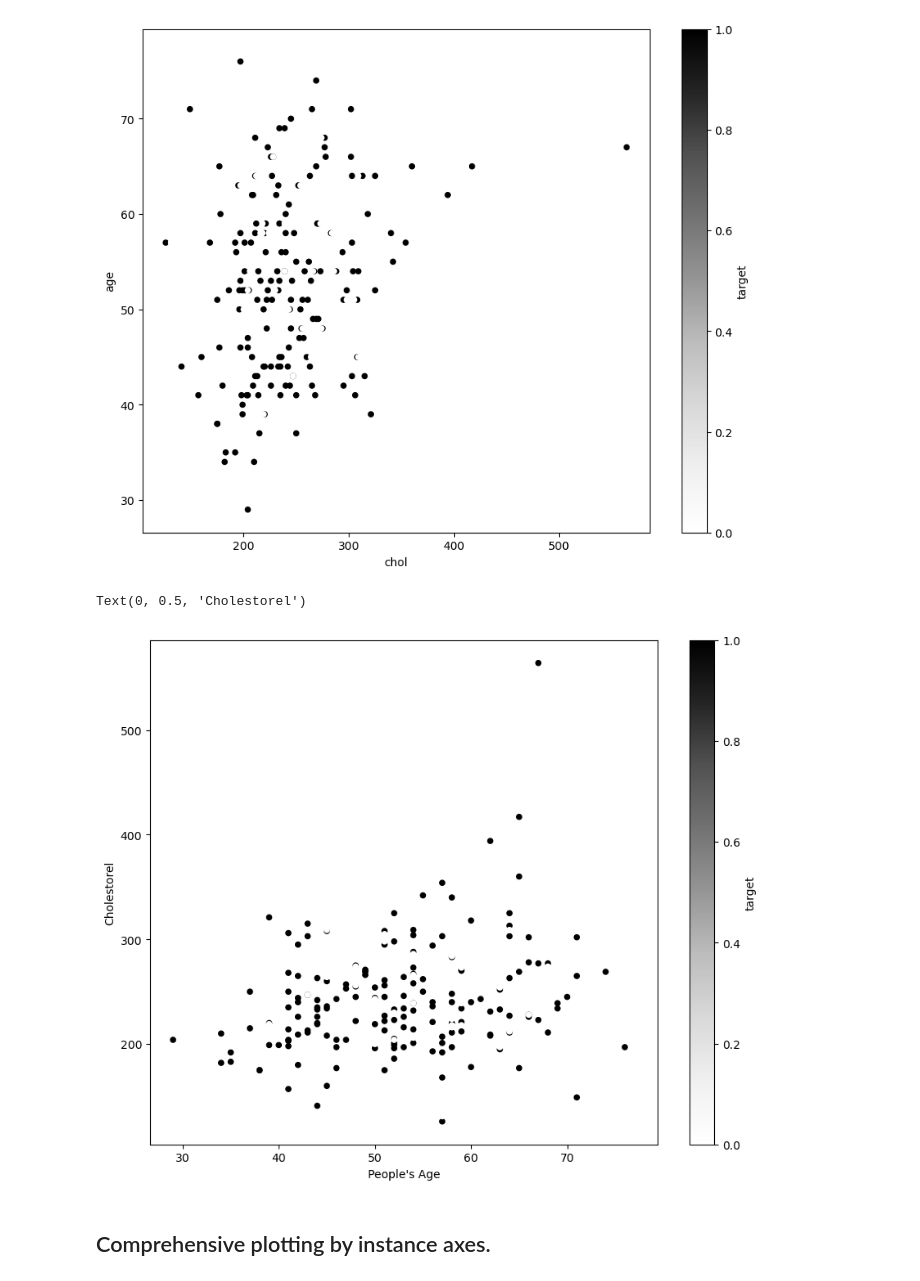
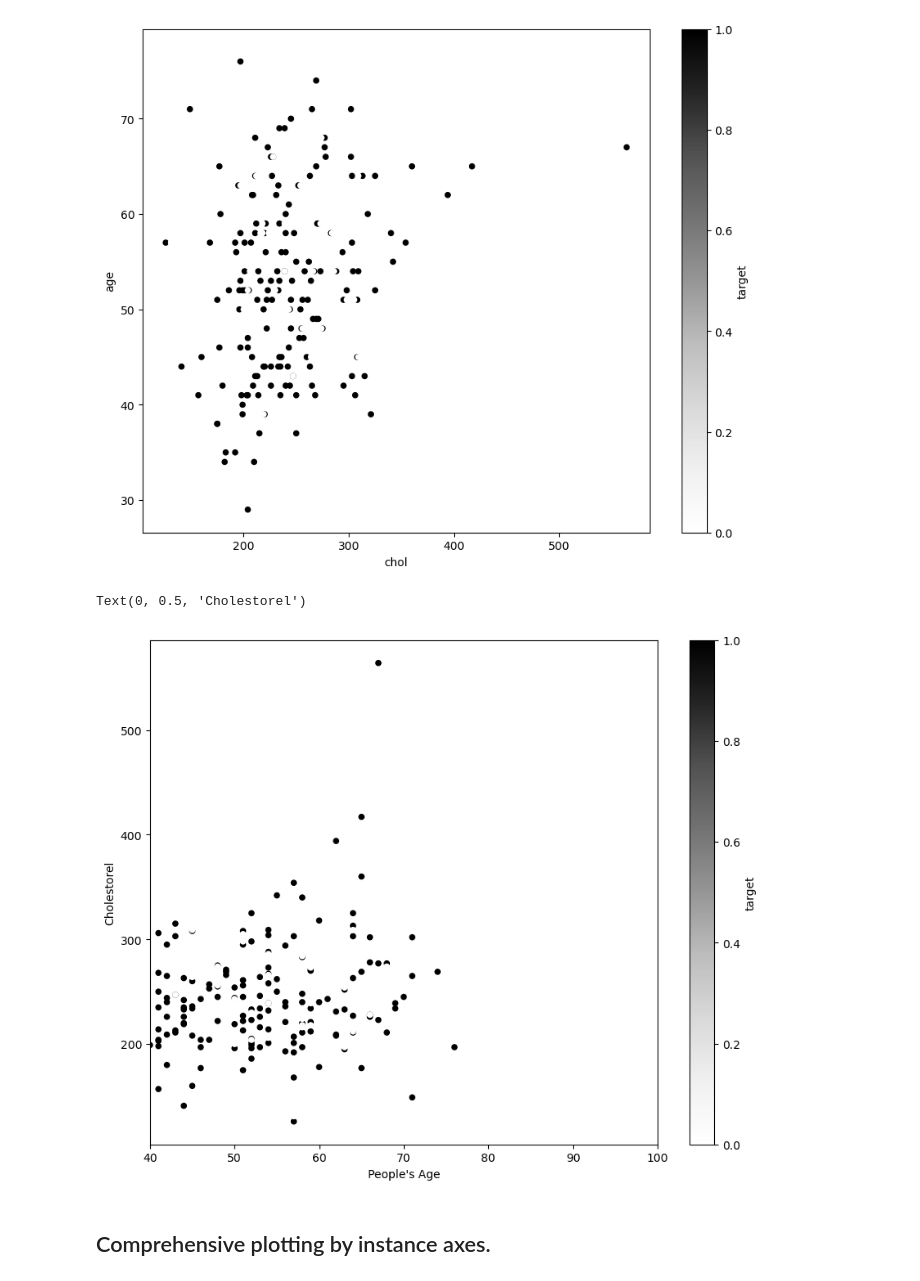
Before and after one commit to mlcodr/Ongoing-ML, a Jupyter notebook: Matplotlib_Here/mat_3.ipynb, the cells around one changed output. Saved outputs shown, nothing was run; the diff lists cells and outputs as text; code cells hidden in the pictures.

```diff
--- a/Matplotlib_Here/mat_3.ipynb
+++ b/Matplotlib_Here/mat_3.ipynb
@@ -207,16 +207,16 @@ heart_disease.plot(kind = "scatter",
 # %%
 fig,ax = plt.subplots(figsize = (10,8))
 heart_disease.plot(kind = "scatter",
                   x = "age",
                   y = "chol",
                   c = "target",
                   ax = ax)
-axes.set_xlim([40,100])
+ax.set_xlim([40,100])
 plt.xlabel("People's Age")
 plt.ylabel("Cholestorel")
 # %% [output]
 Text(0, 0.5, 'Cholestorel')
-[figure, old version]
+[figure, new version]
 # %% [markdown]
 ## Comprehensive plotting by instance axes.
 # %%
```
Also changed, not shown: parts of 33 cells of this notebook, 1 other file.
